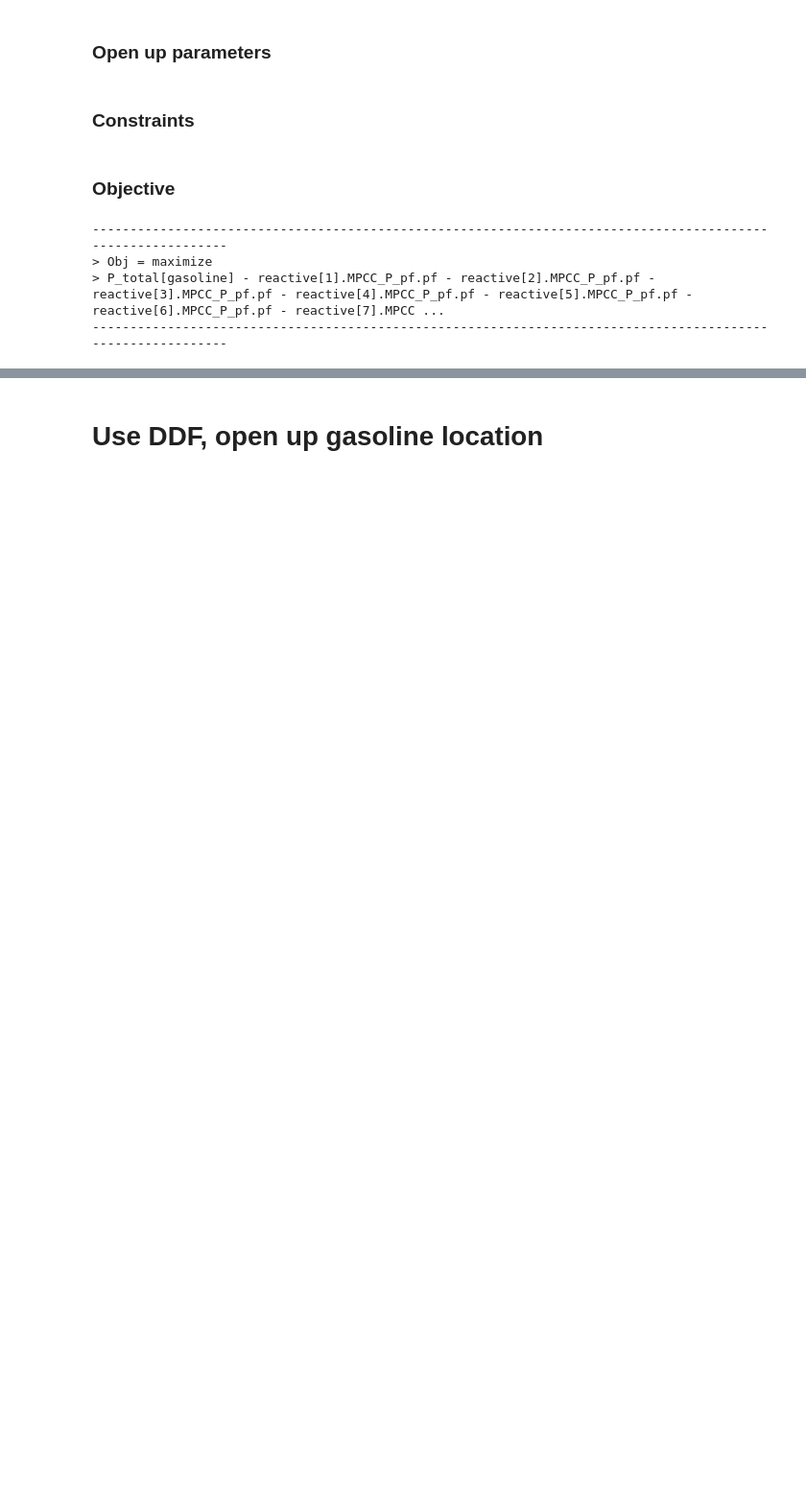
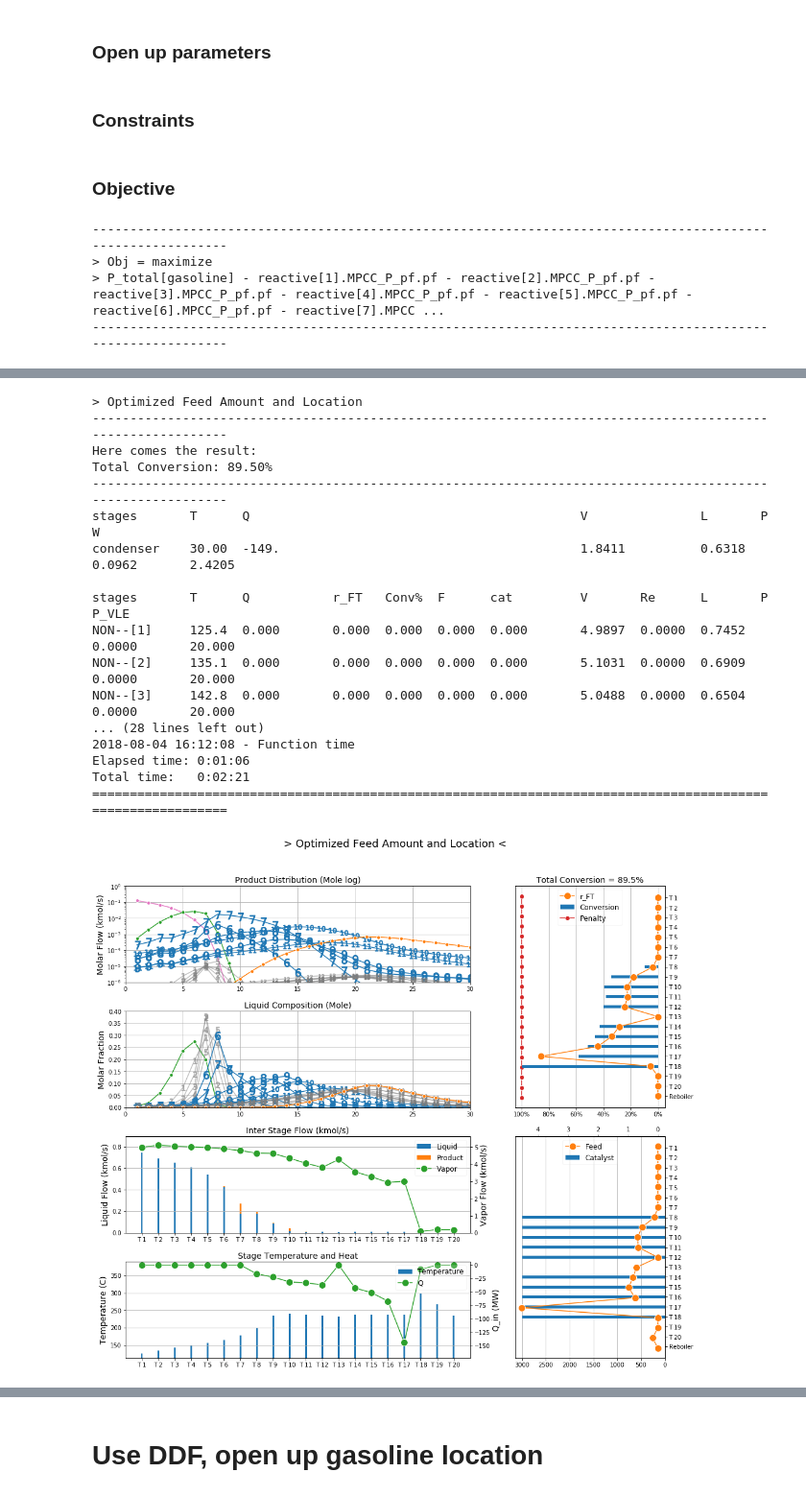
Before and after one commit to naienh/FT-Reactive-Distillation-Pyomo, a Jupyter notebook: showcase/3rd_level/Optimization_Product_Tray_flow_based_DDF.ipynb, the cells around one changed output, grey strips where cells are left out. Shown at 96% size. Cells and saved outputs as stored; diff of their text form; code cells hidden in the pictures; blank space fills up the shorter version.

```diff
--- a/showcase/3rd_level/Optimization_Product_Tray_flow_based_DDF.ipynb
+++ b/showcase/3rd_level/Optimization_Product_Tray_flow_based_DDF.ipynb
@@ -387,0 +384,28 @@ Total time:   0:01:28
+# %%
+with HiddenLogs(log_text_dir):
+    print('\n>','Optimized Feed Amount and Location')
+    print('-'*108)
+    beautify(pe,model)
+    check_product_spec(model)
+    log_now()
+
+plot_distribution(model,pdf,'Optimized Feed Amount and Location')
+# %% [output]
+> Optimized Feed Amount and Location
+------------------------------------------------------------------------------------------------------------
+Here comes the result:
+Total Conversion: 89.50%
+------------------------------------------------------------------------------------------------------------
+stages       T      Q                                            V               L       P            W
+condenser    30.00  -149.                                        1.8411          0.6318  0.0962       2.4205
+
+stages       T      Q           r_FT   Conv%  F      cat         V       Re      L       P            P_VLE
+NON--[1]     125.4  0.000       0.000  0.000  0.000  0.000       4.9897  0.0000  0.7452  0.0000       20.000
+NON--[2]     135.1  0.000       0.000  0.000  0.000  0.000       5.1031  0.0000  0.6909  0.0000       20.000
+NON--[3]     142.8  0.000       0.000  0.000  0.000  0.000       5.0488  0.0000  0.6504  0.0000       20.000
+... (28 lines left out)
+2018-08-04 16:12:08 - Function time
+Elapsed time: 0:01:06
+Total time:   0:02:21
+============================================================================================================
+[figure, added]
```
Also changed, not shown: parts of 47 cells of this notebook, 12 other files.
